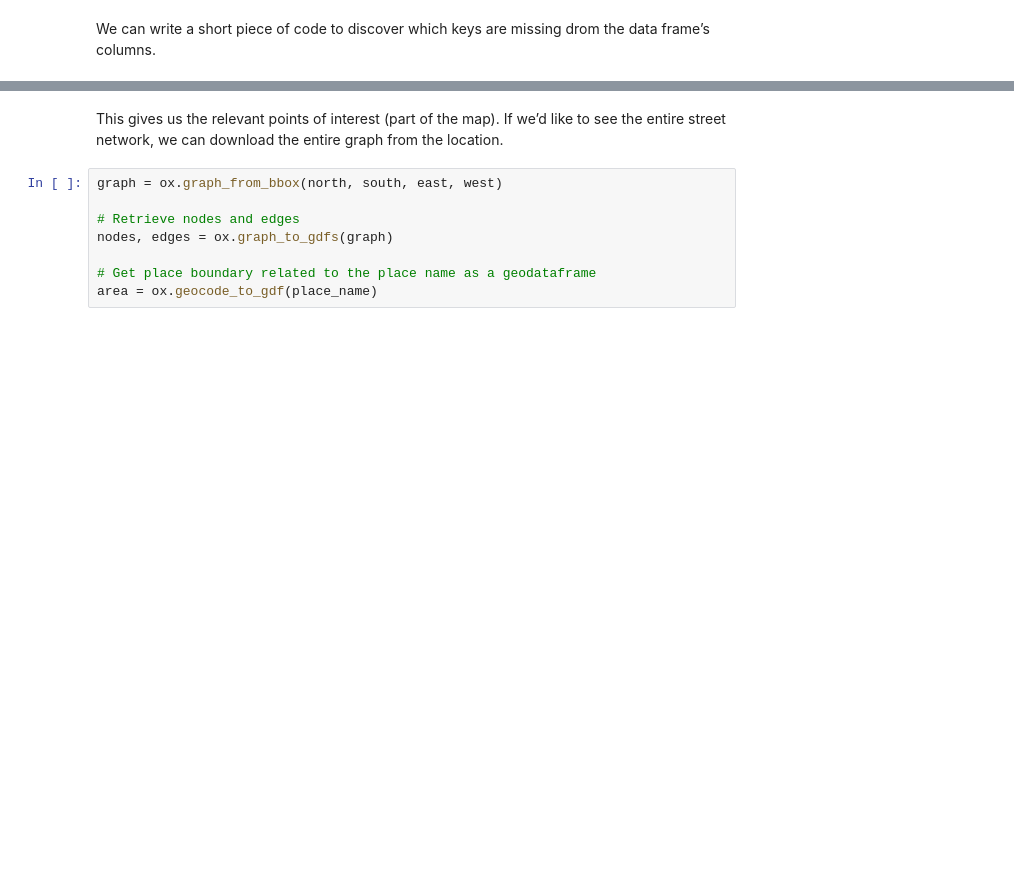
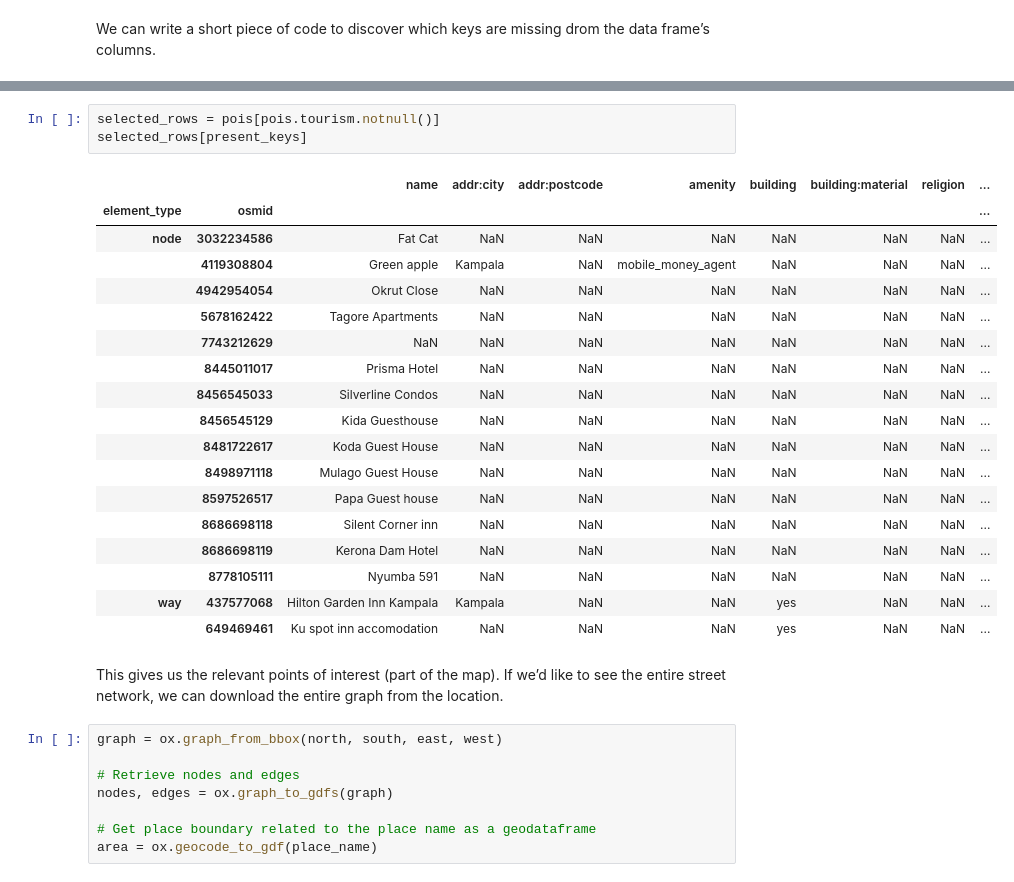
Before and after one commit to TomChen1501/CST, a Jupyter notebook: _notebooks/02-access-assess-geospatial.ipynb, the cells around one changed output, grey strips where cells are left out. Cells and saved outputs as stored; diff of their text form; blank space fills up the shorter version.

```diff
--- a/_notebooks/02-access-assess-geospatial.ipynb
+++ b/_notebooks/02-access-assess-geospatial.ipynb
@@ -225,3 +276,25 @@ pois[present_keys]
+# %%
+selected_rows = pois[pois.tourism.notnull()]
+selected_rows[present_keys]
+# %% [output]
+|  |  | name | addr:city | addr:postcode | amenity | building | building:material | religion | ... |
+| element_type | osmid |  |  |  |  |  |  |  | ... |
+| node | 3032234586 | Fat Cat | NaN | NaN | NaN | NaN | NaN | NaN | ... |
+|  | 4119308804 | Green apple | Kampala | NaN | mobile_money_agent | NaN | NaN | NaN | ... |
+|  | 4942954054 | Okrut Close | NaN | NaN | NaN | NaN | NaN | NaN | ... |
+|  | 5678162422 | Tagore Apartments | NaN | NaN | NaN | NaN | NaN | NaN | ... |
+|  | 7743212629 | NaN | NaN | NaN | NaN | NaN | NaN | NaN | ... |
+|  | 8445011017 | Prisma Hotel | NaN | NaN | NaN | NaN | NaN | NaN | ... |
+|  | 8456545033 | Silverline Condos | NaN | NaN | NaN | NaN | NaN | NaN | ... |
+|  | 8456545129 | Kida Guesthouse | NaN | NaN | NaN | NaN | NaN | NaN | ... |
+|  | 8481722617 | Koda Guest House | NaN | NaN | NaN | NaN | NaN | NaN | ... |
+|  | 8498971118 | Mulago Guest House | NaN | NaN | NaN | NaN | NaN | NaN | ... |
+|  | 8597526517 | Papa Guest house | NaN | NaN | NaN | NaN | NaN | NaN | ... |
+|  | 8686698118 | Silent Corner inn | NaN | NaN | NaN | NaN | NaN | NaN | ... |
+|  | 8686698119 | Kerona Dam Hotel | NaN | NaN | NaN | NaN | NaN | NaN | ... |
+|  | 8778105111 | Nyumba 591 | NaN | NaN | NaN | NaN | NaN | NaN | ... |
+| way | 437577068 | Hilton Garden Inn Kampala | Kampala | NaN | NaN | yes | NaN | NaN | ... |
+|  | 649469461 | Ku spot inn accomodation | NaN | NaN | NaN | yes | NaN | NaN | ... |
 # %% [markdown]
 This gives us the relevant points of interest (part of the map). If we’d
 like to see the entire street network, we can download the entire graph
```
Also changed, not shown: parts of 28 cells of this notebook.
